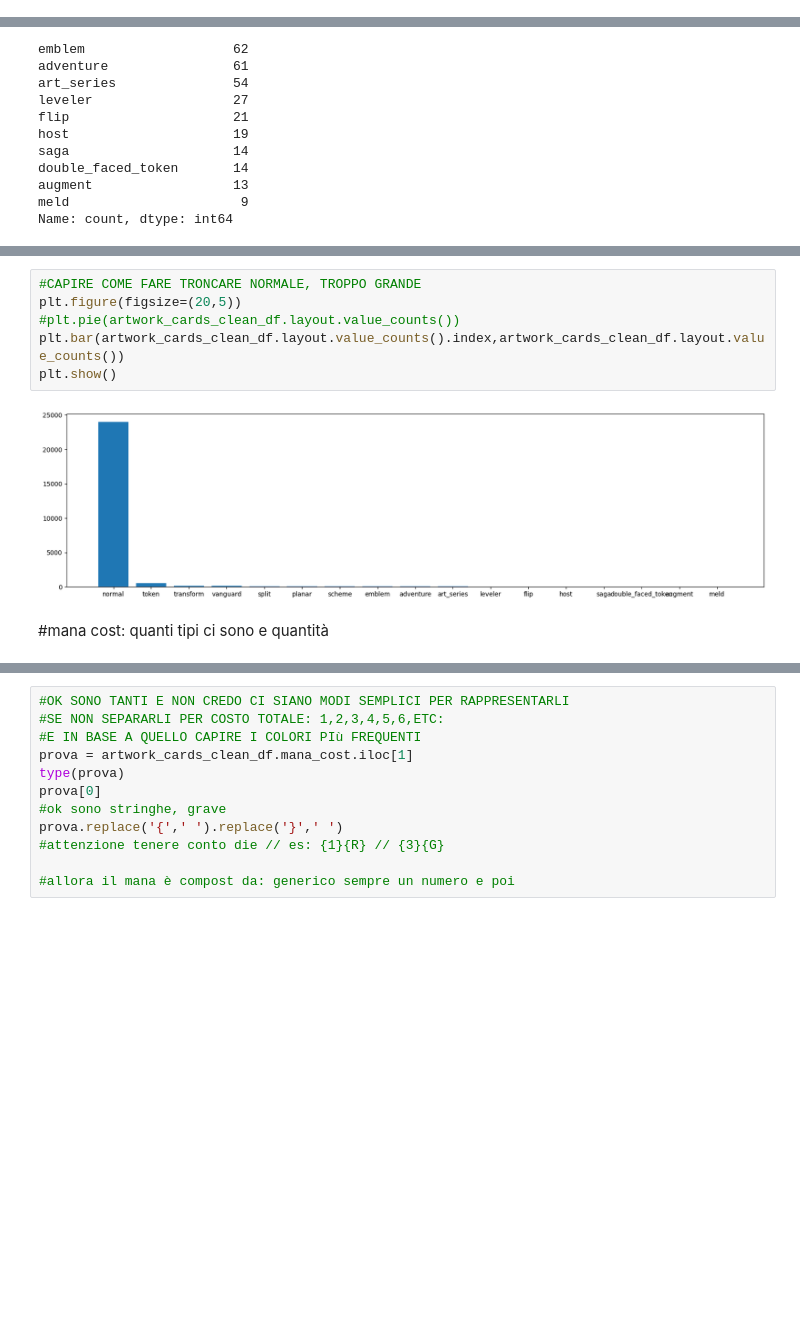
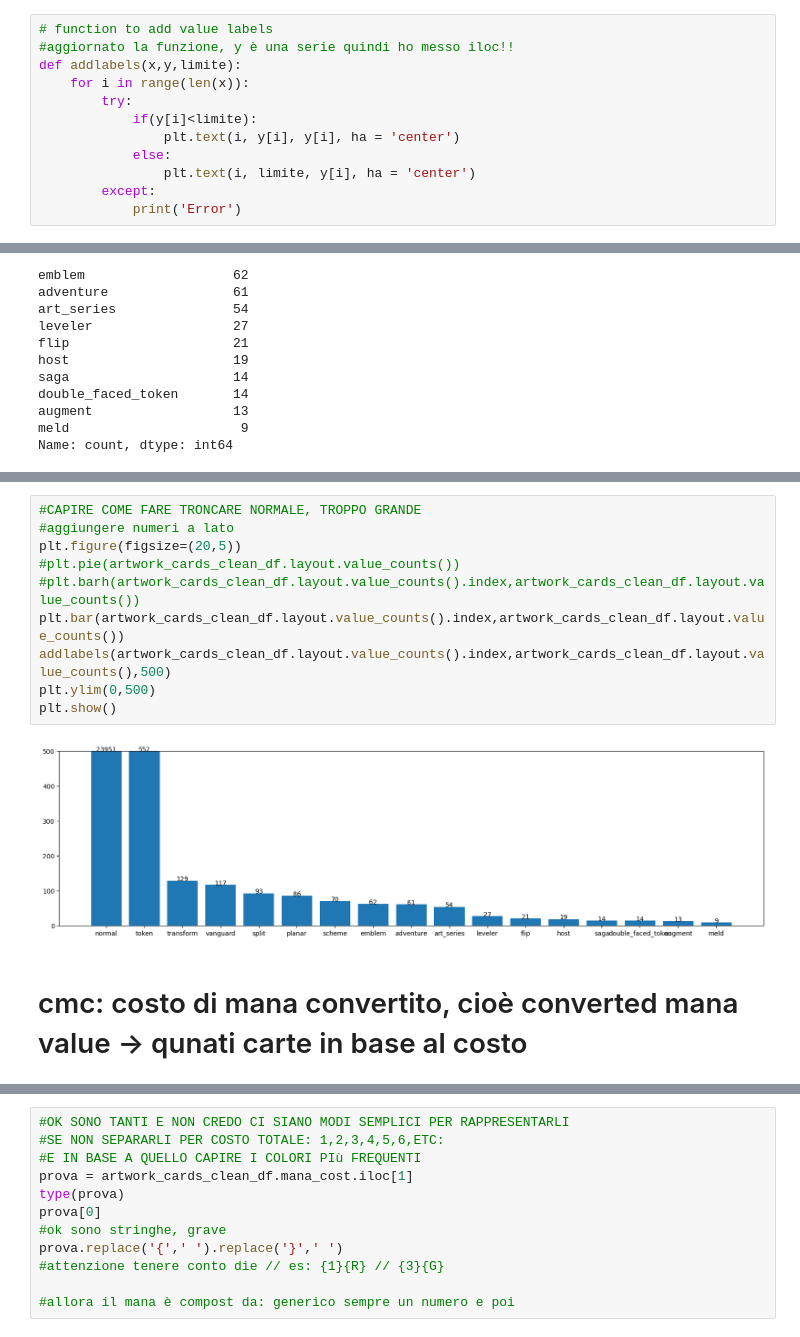
Before and after one commit to Mariodraghidicomodo/elaborato, a Jupyter notebook: progetto_data_scienze/codice/Some_Plots/Plot_scryfall_artwork.ipynb, the cells around one changed output, grey strips where cells are left out. Saved outputs shown, nothing was run; the diff lists cells and outputs as text; blank space fills up the shorter version.

```diff
--- a/progetto_data_scienze/codice/Some_Plots/Plot_scryfall_artwork.ipynb
+++ b/progetto_data_scienze/codice/Some_Plots/Plot_scryfall_artwork.ipynb
@@ -47,0 +64,12 @@ artwork_cards_clean_df.head(5)
+# %%
+# function to add value labels
+#aggiornato la funzione, y è una serie quindi ho messo iloc!!
+def addlabels(x,y,limite):
+    for i in range(len(x)):
+        try:
+            if(y[i]<limite):
+                plt.text(i, y[i], y[i], ha = 'center')
+            else:
+                plt.text(i, limite, y[i], ha = 'center')
+        except:
+            print('Error')
@@ -96,10 +190,14 @@ Name: count, dtype: int64
 # %%
 #CAPIRE COME FARE TRONCARE NORMALE, TROPPO GRANDE
+#aggiungere numeri a lato
 plt.figure(figsize=(20,5))
 #plt.pie(artwork_cards_clean_df.layout.value_counts())
+#plt.barh(artwork_cards_clean_df.layout.value_counts().index,artwork_cards_clean_df.layout.value_counts())
 plt.bar(artwork_cards_clean_df.layout.value_counts().index,artwork_cards_clean_df.layout.value_counts())
+addlabels(artwork_cards_clean_df.layout.value_counts().index,artwork_cards_clean_df.layout.value_counts(),500)
+plt.ylim(0,500)
 plt.show()
 # %% [output]
-[figure, old version]
+[figure, new version]
-# %% [markdown]
-#mana cost: quanti tipi ci sono e quantità
+# %% [markdown]
+# cmc: costo di mana convertito, cioè  converted mana value -> qunati carte in base al costo
```
Also changed, not shown: parts of 21 cells of this notebook, 6 other files.
